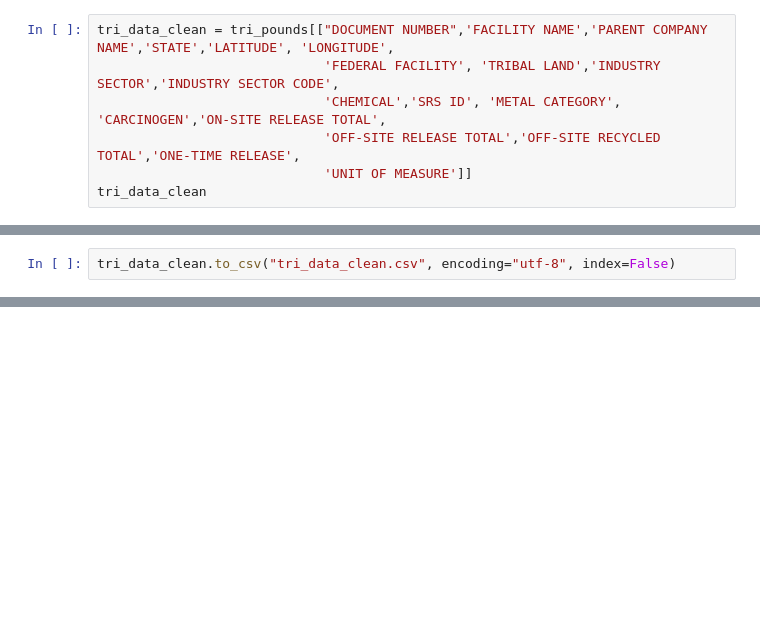
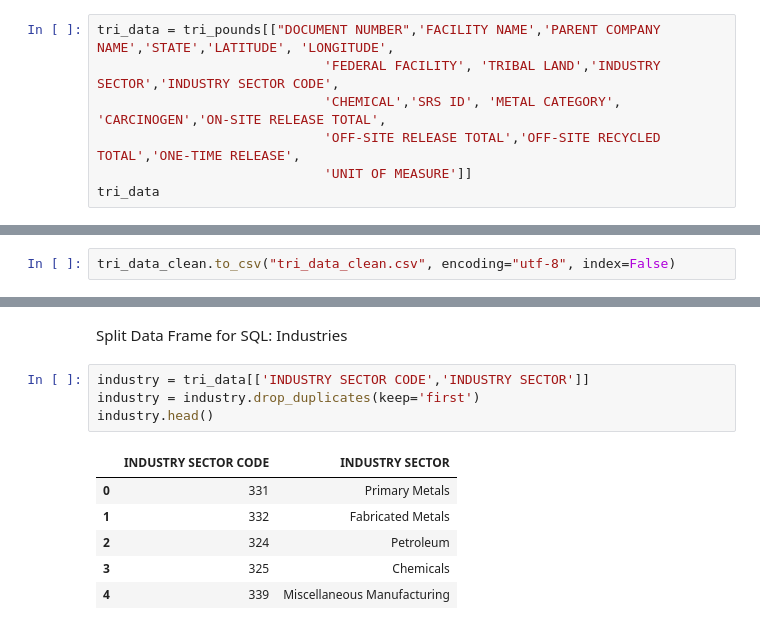
Before and after one commit to lathamlm/Project-03, a Jupyter notebook: cleaning_data.ipynb, the cells around one changed output, grey strips where cells are left out. Cells and saved outputs as stored; diff of their text form; blank space fills up the shorter version.

```diff
--- a/cleaning_data.ipynb
+++ b/cleaning_data.ipynb
@@ -88,12 +88,12 @@ Index(['FACILITY NAME', 'TRIBAL LAND', 'LATITUDE', 'LONGITUDE',
        'DOCUMENT NUMBER', 'SRS ID'],
       dtype='object')
 # %%
-tri_data_clean = tri_pounds[["DOCUMENT NUMBER",'FACILITY NAME','PARENT COMPANY NAME','STATE','LATITUDE', 'LONGITUDE',
+tri_data = tri_pounds[["DOCUMENT NUMBER",'FACILITY NAME','PARENT COMPANY NAME','STATE','LATITUDE', 'LONGITUDE',
                              'FEDERAL FACILITY', 'TRIBAL LAND','INDUSTRY SECTOR','INDUSTRY SECTOR CODE',
                              'CHEMICAL','SRS ID', 'METAL CATEGORY', 'CARCINOGEN','ON-SITE RELEASE TOTAL',
                              'OFF-SITE RELEASE TOTAL','OFF-SITE RECYCLED TOTAL','ONE-TIME RELEASE',
                              'UNIT OF MEASURE']]
-tri_data_clean
+tri_data
 # %% [output]
 |  | DOCUMENT NUMBER | FACILITY NAME | PARENT COMPANY NAME | STATE | LATITUDE | LONGITUDE | FEDERAL FACILITY | ... |
 | 0 | 1321219596032 | CENTRAL WIRE | NaN | CA | 33.750410 | -117.236120 | NO | ... |
@@ -140,0 +184,13 @@ Split Data Frame into 3 additional data frames for SQL: Tribal Lands, Industries
+# %% [markdown]
+Split Data Frame for SQL: Industries
+# %%
+industry = tri_data[['INDUSTRY SECTOR CODE','INDUSTRY SECTOR']]
+industry = industry.drop_duplicates(keep='first')
+industry.head()
+# %% [output]
+|  | INDUSTRY SECTOR CODE | INDUSTRY SECTOR |
+| 0 | 331 | Primary Metals |
+| 1 | 332 | Fabricated Metals |
+| 2 | 324 | Petroleum |
+| 3 | 325 | Chemicals |
+| 4 | 339 | Miscellaneous Manufacturing |
```
Also changed, not shown: parts of 12 cells of this notebook, 4 other files.
